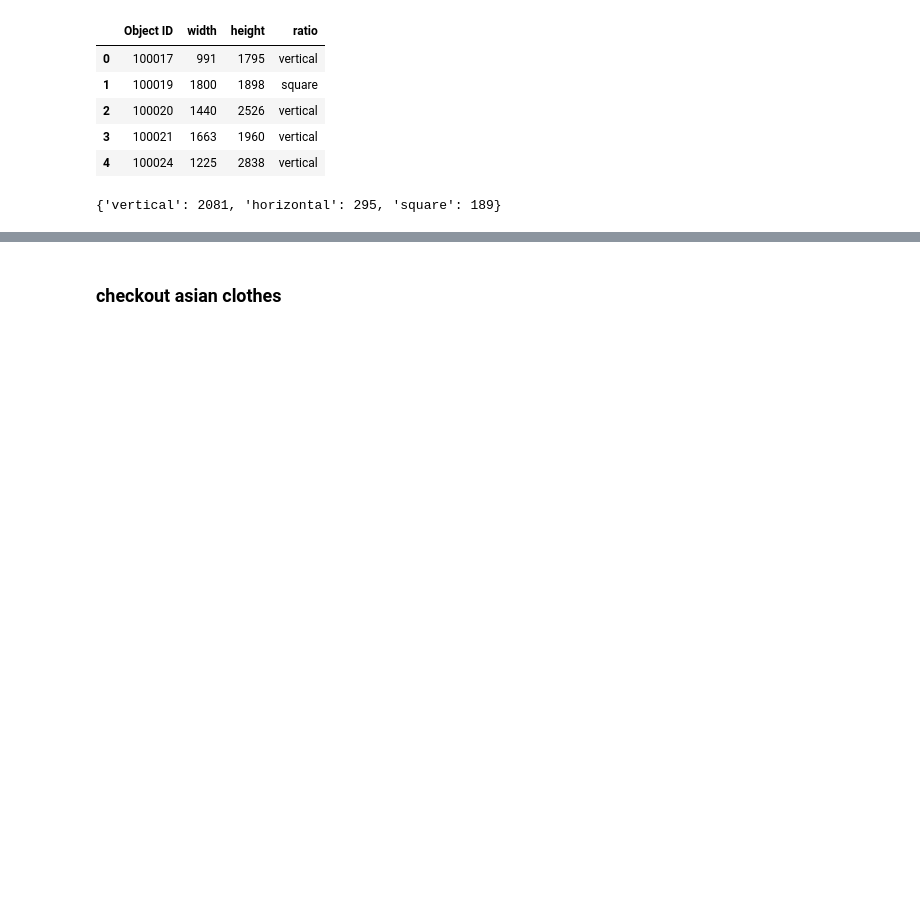
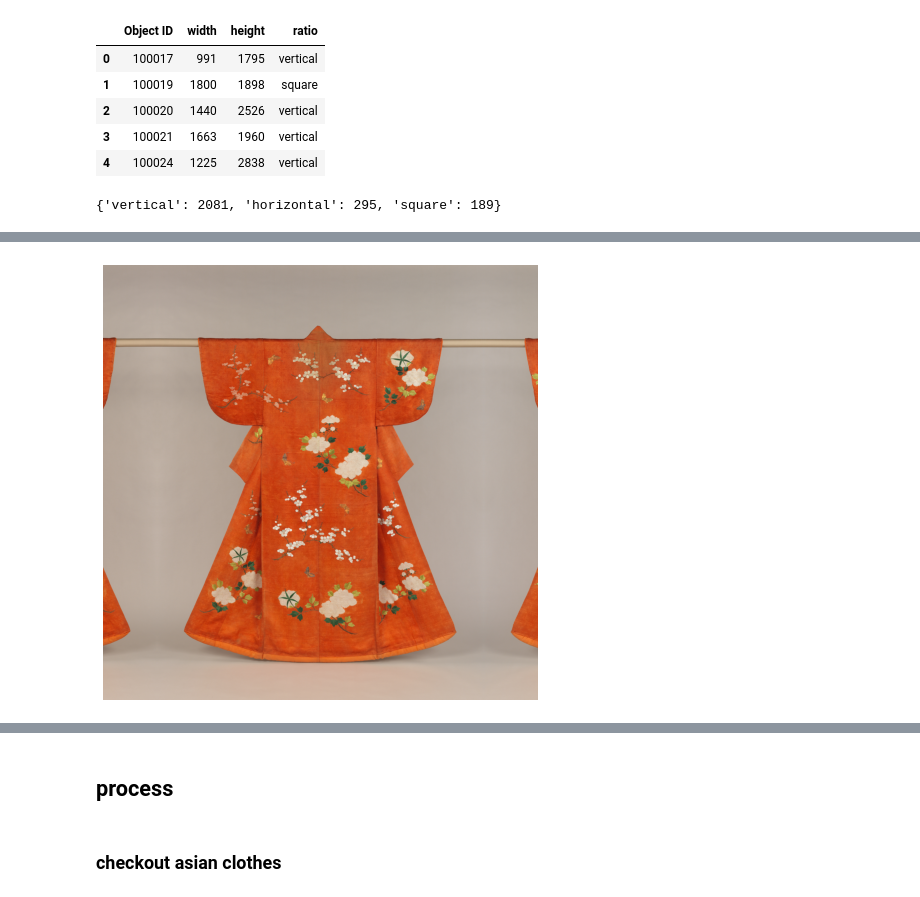
Before and after one commit to vivyhasadream/vintage_clothes_generator, a Jupyter notebook: 3 Folder Management.ipynb, the cells around one changed output, grey strips where cells are left out. Saved outputs shown, nothing was run; the diff lists cells and outputs as text; code cells hidden in the pictures; blank space fills up the shorter version.

```diff
--- a/3 Folder Management.ipynb
+++ b/3 Folder Management.ipynb
@@ -168,0 +227,45 @@ def dimension_df(directory):
+# %%
+def proc_img_square(filepath='test/74364.jpg'):
+    # start timer
+    start = time.time()
+
+    # load image
+    img1 = Image.open(filepath)
+
+    # some parameters
+    w, h = img1.size
+    bg_side_len = (max(w,h), max(w,h)) # set the canvas size, with max width or length
+    dist = (h-w)/2 # distance from center
+
+    # initiate a black background
+    bg = Image.new('RGB', (bg_side_len), color = 'black')
+
+    # mirror along the longer side
+    if h > w:
+        img2 = img1.transpose(Image.FLIP_LEFT_RIGHT)
+
+        bg.paste(img1, (int(dist),0))
+        bg.paste(img2, (int(dist)+w,0))
+        bg.paste(img2, (int(dist)-w,0))
+
+    if w > h:
+        img2 = img1.transpose(Image.FLIP_TOP_BOTTOM)
+
+        bg.paste(img1, (int(dist),0))
+        bg.paste(img2, (int(dist)+h,0))
+        bg.paste(img2, (int(dist)-h,0))
+
+        # checkout result
+    plt.figure(figsize=(8,8))
+    plt.axis('off')
+    plt.imshow(bg)
+    plt.show()
+
+    # timer ends
+    end = time.time()
+    print(f'it took {end-start} seconds to process this image.')
+# %%
+# test
+proc_img_square()
+# %% [output]
+[figure, added]
@@ -169,3 +273,5 @@ def dimension_df(directory):
+# %% [markdown]
+## process
 # %% [markdown]
 ### checkout asian clothes
 # %%
```
Also changed, not shown: parts of 24 cells of this notebook, 2 other files.
